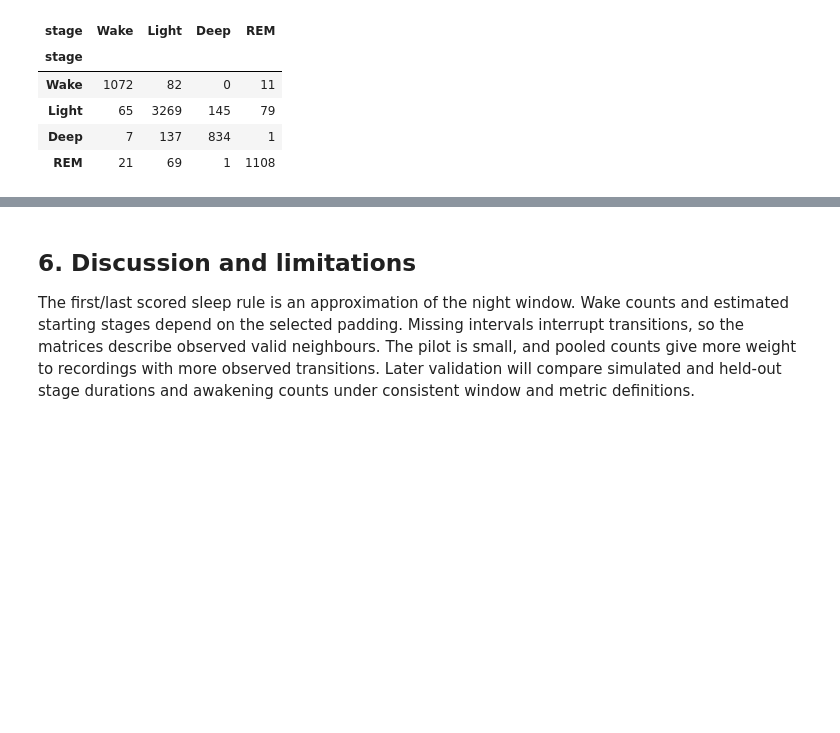
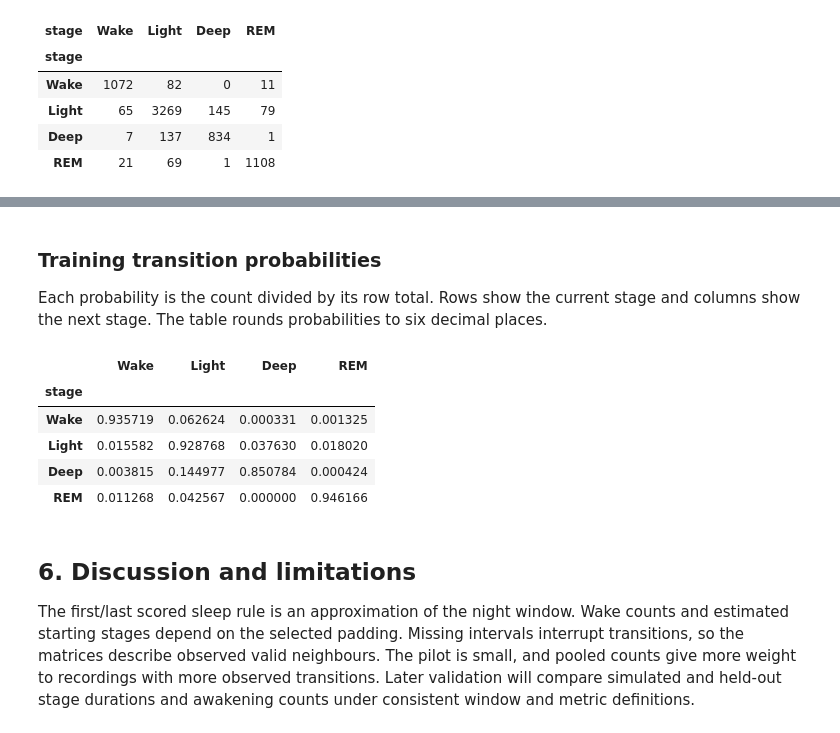
Before and after one commit to ShenalSilvaSD/Human-Sleep-Cycle-Simulator, a Jupyter notebook: notebook/Human_Sleep_Cycle_Simulator.ipynb, the cells around one changed output, grey strips where cells are left out. Saved outputs shown, nothing was run; the diff lists cells and outputs as text; code cells hidden in the pictures; blank space fills up the shorter version.

Commit message:
Add transition probability matrix and verification

```diff
--- a/notebook/Human_Sleep_Cycle_Simulator.ipynb
+++ b/notebook/Human_Sleep_Cycle_Simulator.ipynb
@@ -295,6 +308,29 @@ The training set contains 18,006 valid pairs of consecutive 30-second epochs fro
 In both tables, the most common pair is Light → Light, meaning two consecutive epochs were both scored as Light sleep.
 
 The audit shows 30 movement epochs in the training set and 5 in the held-out set. Both sets had zero unscored and zero uncovered epochs. These categories have no usable sleep-stage label, so they break the sequence. A valid transition requires two consecutive epochs with valid stage labels.
+# %% [markdown]
+### Training transition probabilities
+
+Each probability is the count divided by its row total. Rows show the current stage and columns show the next stage. The table rounds probabilities to six decimal places.
+# %%
+# Divide each count by its current-stage row total.
+training_counts = split_counts["training"].loc[list(STATES), list(STATES)]
+training_row_totals = training_counts.sum(axis=1)
+empty_stages = training_row_totals.index[training_row_totals.le(0)].tolist()
+if empty_stages:
+    raise ValueError(f"No outgoing training transitions for: {', '.join(empty_stages)}")
+training_transition_probabilities = training_counts.div(training_row_totals, axis="index")
+probabilities = training_transition_probabilities.to_numpy()
+assert ((probabilities >= 0) & (probabilities <= 1)).all(), "Transition probabilities must be between 0 and 1"
+assert np.allclose(probabilities.sum(axis=1), 1), "Each transition probability row must sum to 1"
+display(training_transition_probabilities.round(6))
+# %% [output]
+|  | Wake | Light | Deep | REM |
+| stage |  |  |  |  |
+| Wake | 0.935719 | 0.062624 | 0.000331 | 0.001325 |
+| Light | 0.015582 | 0.928768 | 0.037630 | 0.018020 |
+| Deep | 0.003815 | 0.144977 | 0.850784 | 0.000424 |
+| REM | 0.011268 | 0.042567 | 0.000000 | 0.946166 |
 # %% [markdown]
 ## 6. Discussion and limitations
 
```
Also changed, not shown: parts of 2 cells of this notebook.
